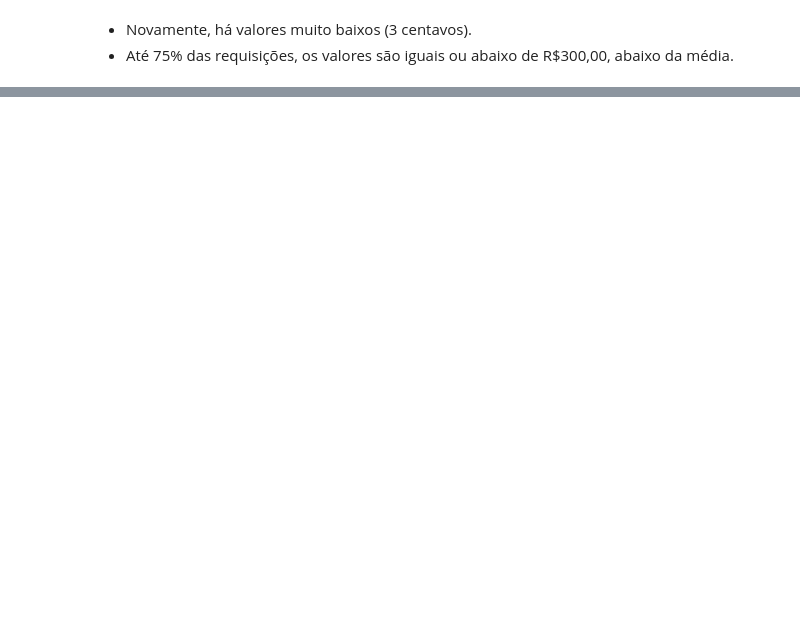
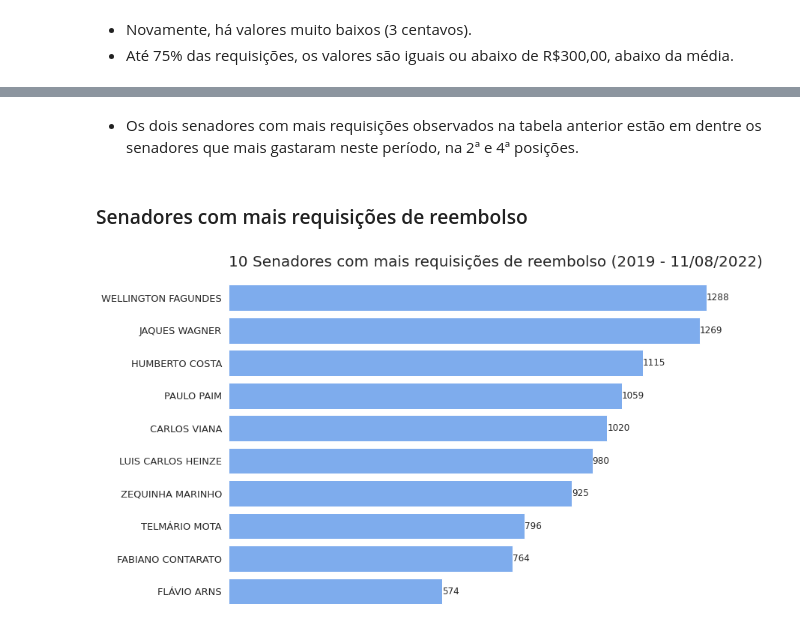
Before and after one commit to Tathy/Pesquisa-reembolsos-CEAPS, a Jupyter notebook: Pesquisa_sobre_dados_do_CEAPS.ipynb, the cells around one changed output, grey strips where cells are left out. Drawn from its saved outputs; the diff is of its cells as text; code cells hidden in the pictures; blank space fills up the shorter version.

```diff
--- a/Pesquisa_sobre_dados_do_CEAPS.ipynb
+++ b/Pesquisa_sobre_dados_do_CEAPS.ipynb
@@ -1061,0 +783,14 @@ plota_barras_horizontais(dados, x = 'VALOR_REEMBOLSADO', y = 'FORNECEDOR', titul
+# %% [markdown]
+* Os dois senadores com mais requisições observados na tabela anterior estão em dentre os senadores que mais gastaram neste período, na 2ª e 4ª posições.
+# %% [markdown]
+### Senadores com mais requisições de reembolso
+# %%
+dados = dados_ceaps.query('TIPO_DESPESA == @tipo_despesa').groupby('SENADOR').count().reset_index()[['SENADOR', 'VALOR_REEMBOLSADO']]
+dados.sort_values('VALOR_REEMBOLSADO', ascending = False, inplace = True)
+dados.rename(columns = {'VALOR_REEMBOLSADO':'QUANTIDADE_REEMBOLSOS'}, inplace = True)
+dados.head(10)
+
+plota_barras_horizontais(dados.head(10), x = 'QUANTIDADE_REEMBOLSOS', y = 'SENADOR',
+                         titulo = "10 Senadores com mais requisições de reembolso (2019 - 11/08/2022)")
+# %% [output]
+[figure, added]
```
Also changed, not shown: parts of 70 cells of this notebook.
